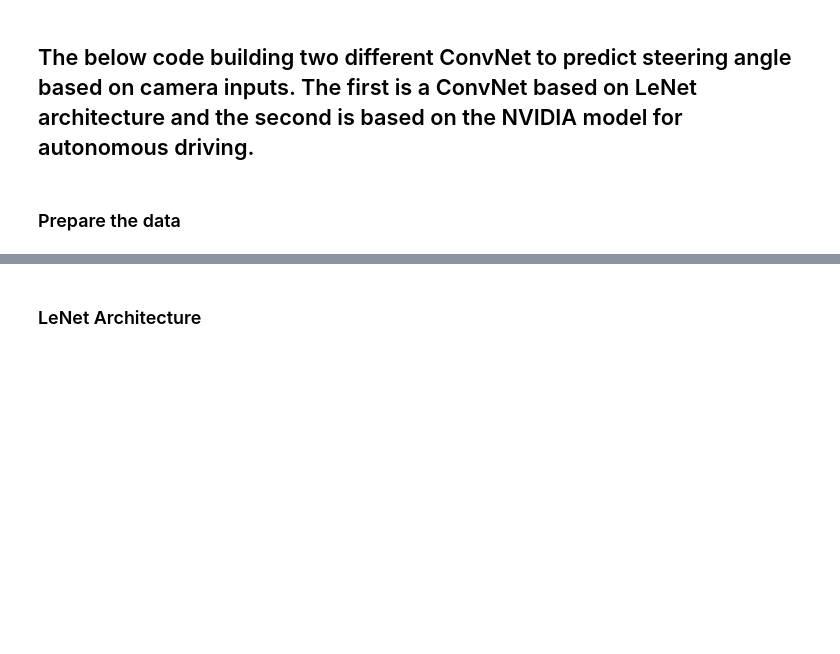
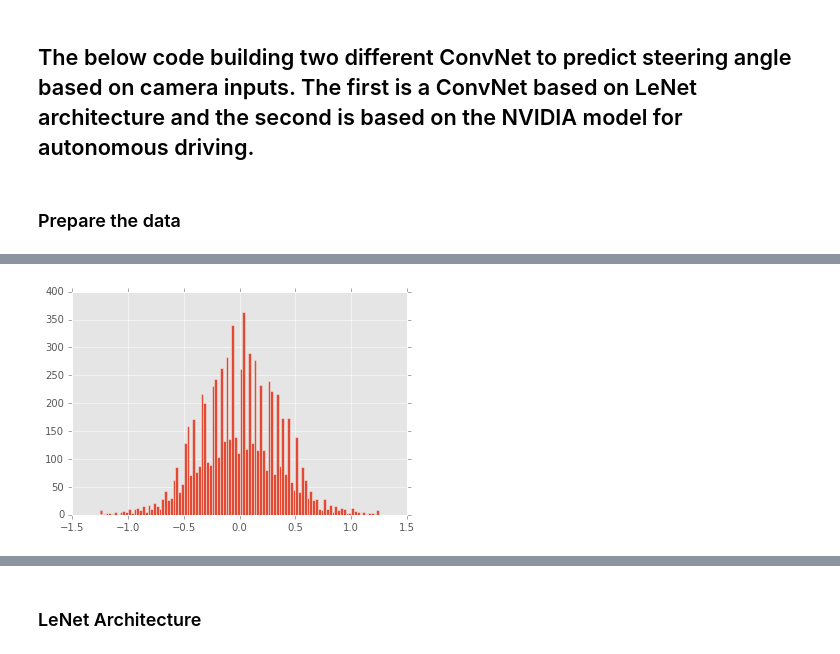
Before and after one commit to nandakishorkoka/Behavioural-Cloning, a Jupyter notebook: training.ipynb, the cells around one changed output, grey strips where cells are left out. Cells and saved outputs as stored; diff of their text form; code cells hidden in the pictures; blank space fills up the shorter version.

```diff
--- a/training.ipynb
+++ b/training.ipynb
@@ -5,2 +9,7 @@
 # %% [markdown]
 ### Prepare the data
+# %%
+def process_image(filepath):
+    image = cv2.imread(filepath)
+    image = cv2.cvtColor(image, cv2.COLOR_BGR2RGB)
+    return image
@@ -7,3 +86,24 @@
+# %%
+x = []
+y = []
+
+for xi, yi in zip(x_sample,y_sample):
+    filepath = filenames[xi]
+    image = process_image(filepath)
+    x.append(image)
+    y.append(yi)
+    image_flipped = np.fliplr(image)
+    yi_flipped = -yi
+    x.append(image_flipped)
+    y.append(yi_flipped)
+
+x = np.array(x)
+y = np.array(y)
+# %%
+plt.hist(y, bins=100)
+plt.show()
+# %% [output]
+[figure, added]
 # %%
 import csv
 import cv2
```
Also changed, not shown: parts of 14 cells of this notebook, 2 other files.
